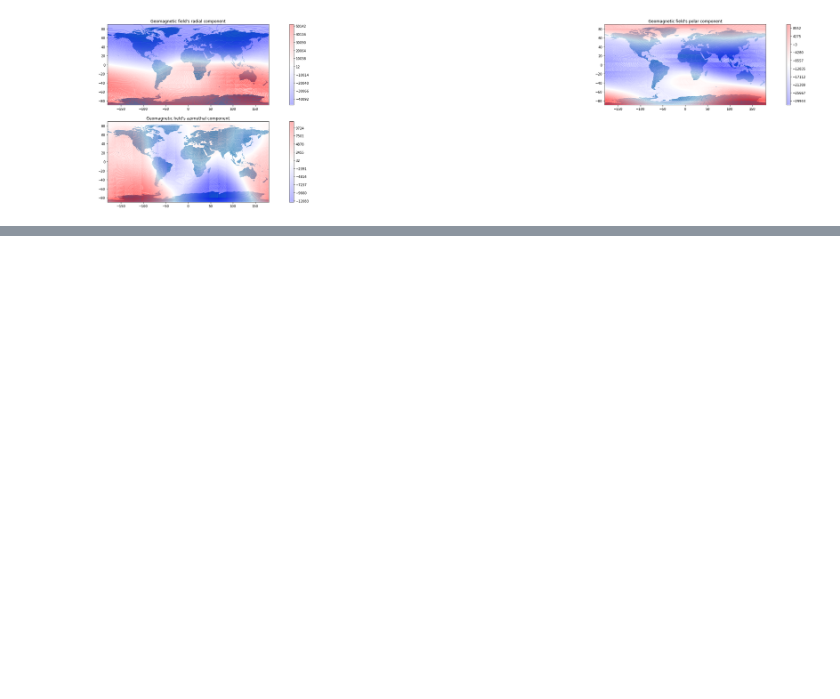
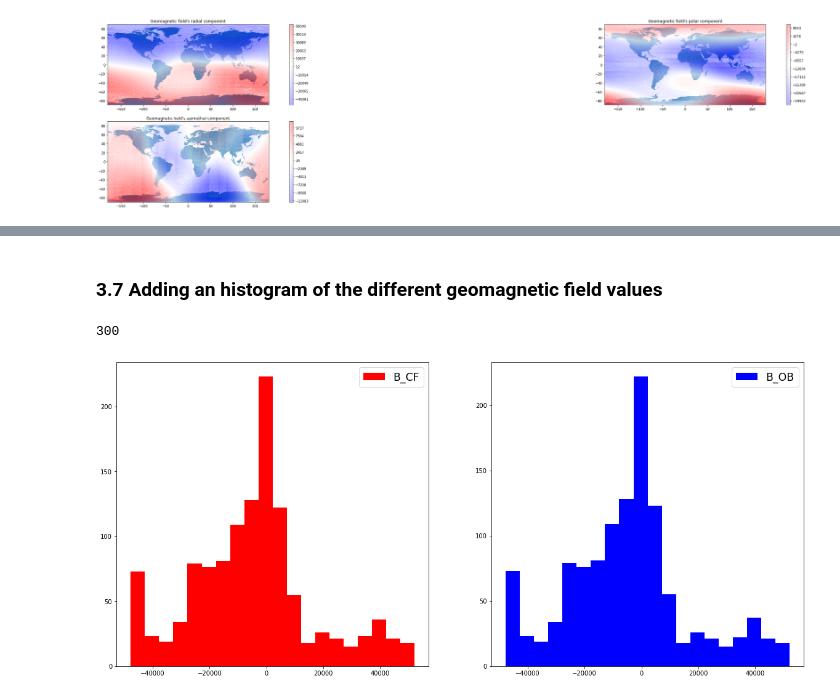
Before and after one commit to BenjaminLemattre/research_project_isterre, a Jupyter notebook: Report.ipynb, the cells around one changed output, grey strips where cells are left out. Cells and saved outputs as stored; diff of their text form; code cells hidden in the pictures; blank space fills up the shorter version.

```diff
--- a/Report.ipynb
+++ b/Report.ipynb
@@ -248,0 +350,21 @@ ImportError: /opt/conda/lib/python3.9/site-packages/cartopy/_crs.cpython-39-x86_
+# %% [markdown]
+### 3.7 Adding an histogram of the different geomagnetic field values
+# %%
+d = '2017-05'
+index_temps = np.argwhere((cdf_times_to_np_date(alldata['Timestamp'])) == np.datetime64(date))[0][0]
+B_CF_choice = compute_MF_list(alldata['B_CF'][index_temps:index_temps+N_VO], choice)
+B_OB_choice = compute_MF_list(alldata['B_OB'][index_temps:index_temps+N_VO], choice)
+
+
+fig = plt.figure(figsize=(20,20))
+plt.title('Comparison between histograms of B_OB and B_CF at date chosen')
+ax1 = plt.subplot(221)
+ax2 = plt.subplot(222)
+ax1.hist(B_CF, bins = 20, color='r',  label='B_CF')
+ax2.hist(B_OB, bins = 20, color='b', label='B_OB')
+ax1.legend(fontsize='xx-large')
+ax2.legend(fontsize='xx-large')
+plt.show()
+# %% [output]
+300
+[figure, added]
```
Also changed, not shown: parts of 10 cells of this notebook, 1 other file.
